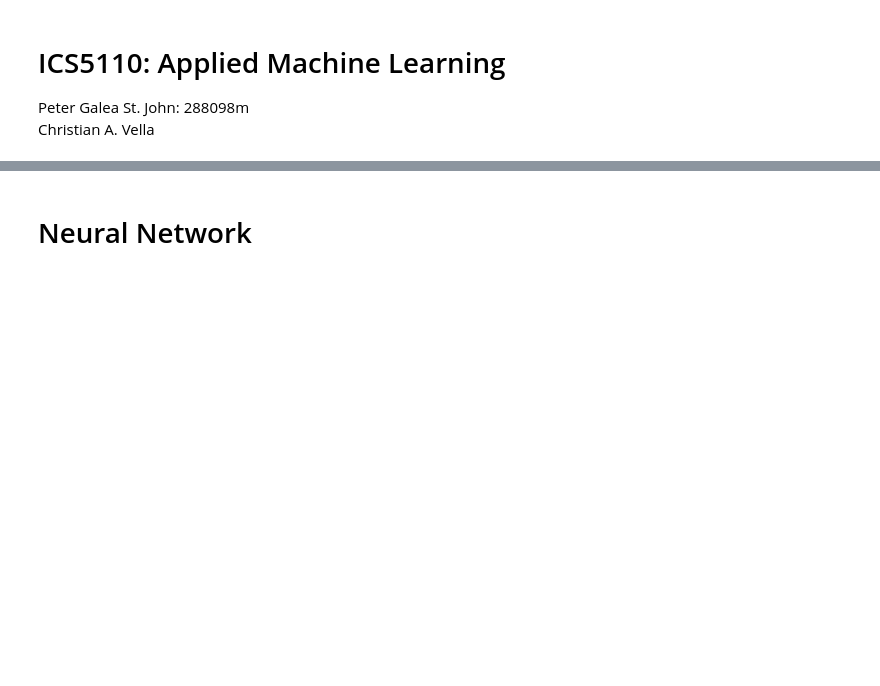
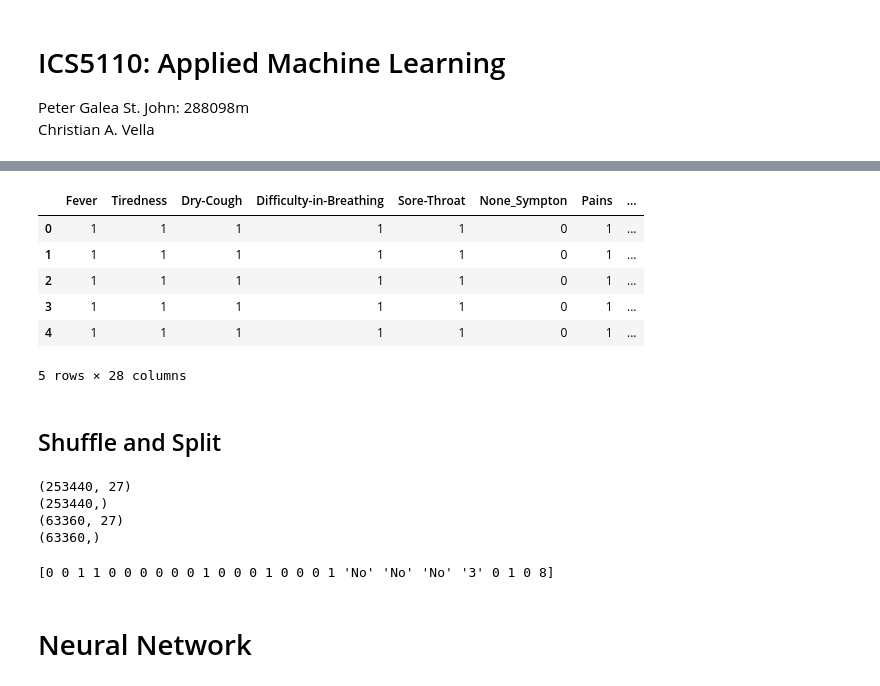
Before and after one commit to cvella/Applied-Machine-Learning, a Jupyter notebook: Applied_Machine_Learning_Assignment.ipynb, the cells around one changed output, grey strips where cells are left out. Cells and saved outputs as stored; diff of their text form; code cells hidden in the pictures; blank space fills up the shorter version.

```diff
--- a/Applied_Machine_Learning_Assignment.ipynb
+++ b/Applied_Machine_Learning_Assignment.ipynb
@@ -45,0 +109,18 @@ r =
+# %%
+def removing(list1):
+    list1 = set(list1)
+    list1.discard("No")
+    a = ''.join(list1)
+    return a
+# %%
+df['Condition'] = df['Condition'].apply(removing)
+# %%
+df.head()
+# %% [output]
+|  | Fever | Tiredness | Dry-Cough | Difficulty-in-Breathing | Sore-Throat | None_Sympton | Pains | ... |
+| 0 | 1 | 1 | 1 | 1 | 1 | 0 | 1 | ... |
+| 1 | 1 | 1 | 1 | 1 | 1 | 0 | 1 | ... |
+| 2 | 1 | 1 | 1 | 1 | 1 | 0 | 1 | ... |
+| 3 | 1 | 1 | 1 | 1 | 1 | 0 | 1 | ... |
+| 4 | 1 | 1 | 1 | 1 | 1 | 0 | 1 | ... |
+5 rows × 28 columns
@@ -45,0 +130,2 @@ r =
+# %% [markdown]
+## Shuffle and Split
@@ -46,3 +148,18 @@ r =
+# %%
+shuffle_and_split(X,y)
+print(x_train.shape)
+print(y_train.shape)
+print(x_test.shape)
+print(y_test.shape)
+# %% [output]
+(253440, 27)
+(253440,)
+(63360, 27)
+(63360,)
+# %%
+print(x_train[0])
+# %% [output]
+[0 0 1 1 0 0 0 0 0 0 1 0 0 0 1 0 0 0 1 'No' 'No' 'No' '3' 0 1 0 8]
 # %% [markdown]
 # Neural Network
 # %% [markdown]
```
Also changed, not shown: parts of 15 cells of this notebook.
